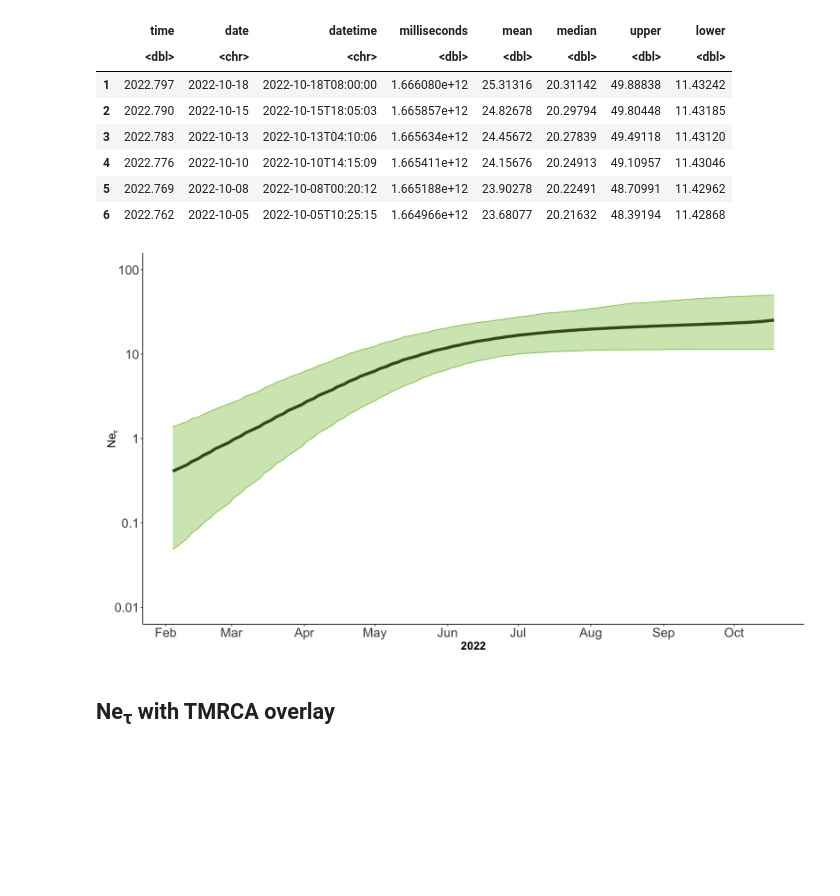
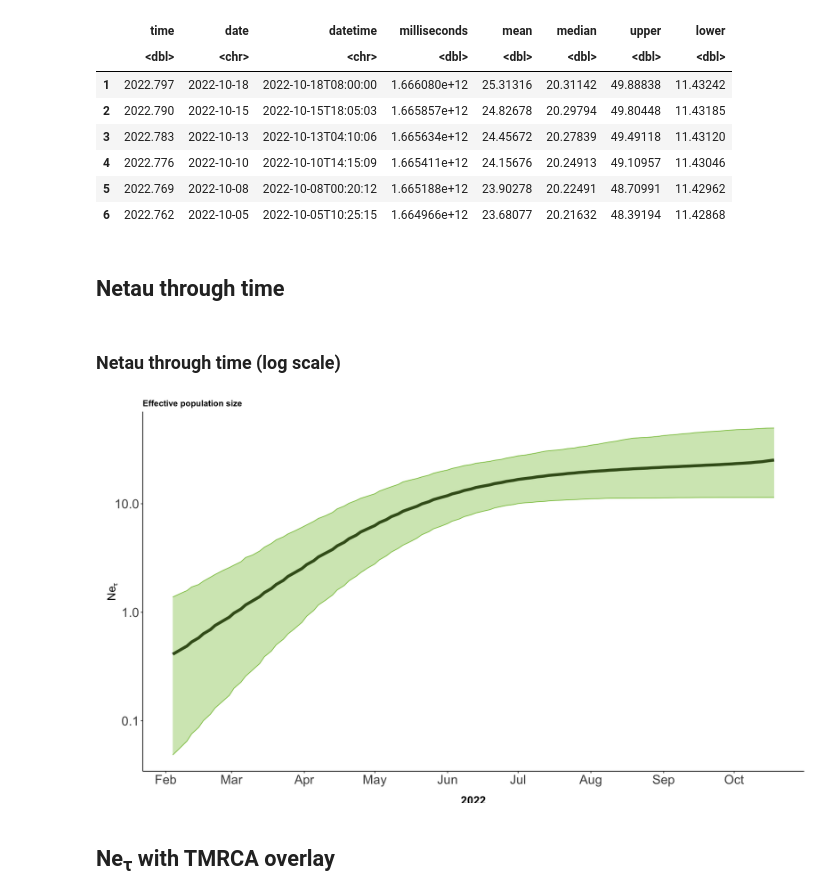
Before and after one commit to blab/mpox-dynamics, a Jupyter notebook: scripts/netau.ipynb, the cells around one changed output. Saved outputs shown, nothing was run; the diff lists cells and outputs as text; code cells hidden in the pictures; blank space fills up the shorter version.

```diff
--- a/scripts/netau.ipynb
+++ b/scripts/netau.ipynb
@@ -31,12 +15,9 @@ my_theme <- function() {
     theme_classic() +
     theme(
         plot.title = element_text(color="black", size=12, face="bold"),
-        axis.title.x = element_text(color="black", size=16, face="bold"),
-        axis.title.y = element_text(color="black", size=16, face="bold", vjust=-2),
-      #  axis.text.x = element_text(size= 10, vjust=0.5),
-      #  axis.text.y = element_text(size = 10),
-        axis.text=element_text(size=18),
-        )
+        axis.title.x = element_text(color="black", size=16, face="bold", vjust=-1),
+        axis.title.y = element_text(color="black", size=16, face="bold", vjust=2),
+        axis.text=element_text(size=18))
 }
 
 options(repr.plot.width=14, repr.plot.height=8)
@@ -67,17 +54,22 @@ netau <- netau %>% mutate(datetime = as_date(date))
+# %% [markdown]
+## Netau through time
+# %% [markdown]
+### Netau through time (log scale)
 # %%
-plot_netau <- netau %>% ggplot(aes(x=datetime, y=mean)) +
-         geom_line(size=2, color='black') +
-         geom_ribbon(aes(ymin=lower, ymax=upper), color=rgb(0.55,0.77,0.3), alpha=0.4, fill=rgb(0.55,0.77,0.3)) +
-         ylab(bquote(Ne[tau])) + xlab('2022') +
-         scale_y_continuous(trans='log10', breaks=c(.01, .1, 1, 10, 100), limits=c(.01,100), labels=c( .01, .1, 1, 10, 100)) +
-         scale_x_date(date_labels = "%b", date_breaks='months') +
-         my_theme()
+plot_log_scale_netau <- netau %>% mutate(ne = mean,
+                 ne_lower = lower,
+                 ne_upper = upper) %>%
+          ggplot(aes(x=datetime, y=ne)) +
+          geom_line(size=2, color='black') +
+          geom_ribbon(aes(ymin=ne_lower, ymax=ne_upper), color=rgb(0.55,0.77,0.3), alpha=0.4, fill=rgb(0.55,0.77,0.3)) +
+          ylab(bquote(Ne[tau])) + xlab('2022') + ggtitle('Effective population size') +
+          scale_x_date(date_labels = "%b", date_breaks='months') +
+          scale_y_continuous(trans='log10') +
+          my_theme()
 
-plot_netau
-
-#ggsave('netau_gg.png',width=14, height=8)
+plot_log_scale_netau
 # %% [output]
-[figure, old version]
+[figure, new version]
 # %% [markdown]
 ## Ne<sub>τ</sub> with TMRCA overlay
 # %%
```
Also changed, not shown: parts of 50 cells of this notebook, 41 other files.
